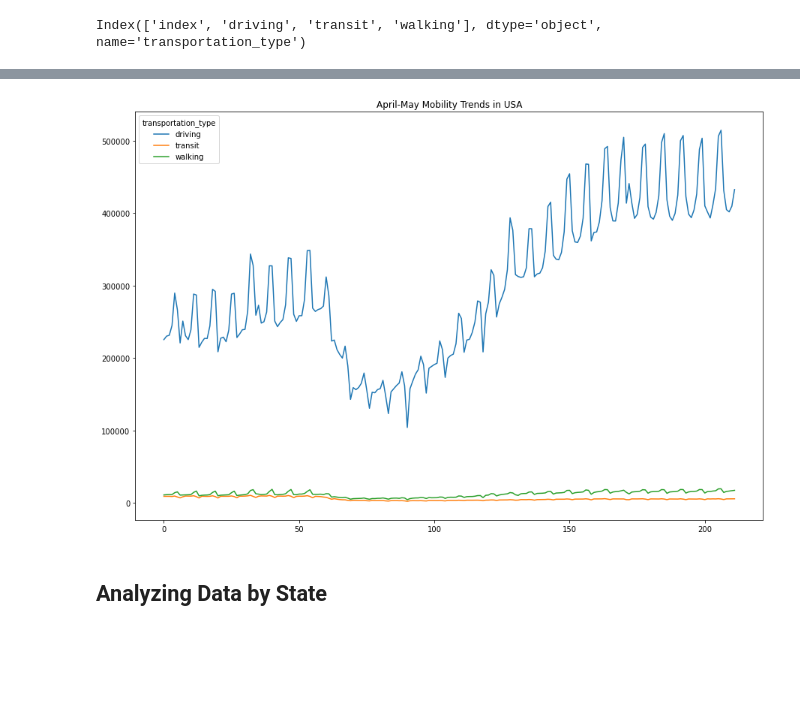
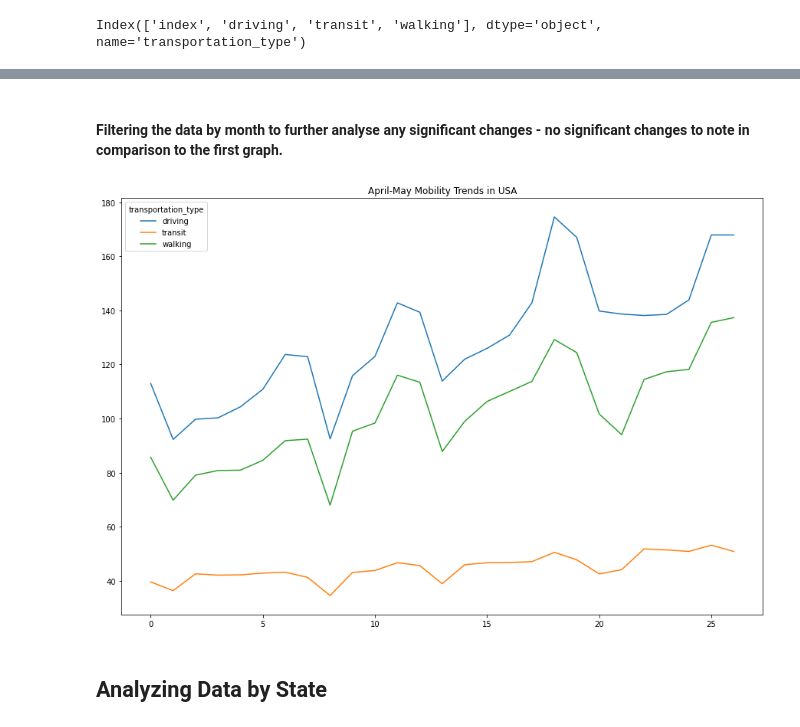
Before and after one commit to LisaHarrison08/Project_G4, a Jupyter notebook: Apple Mobility/Apple_Mobility.ipynb, the cells around one changed output, grey strips where cells are left out. Drawn from its saved outputs; the diff is of its cells as text; code cells hidden in the pictures; blank space fills up the shorter version.

```diff
--- a/Apple Mobility/Apple_Mobility.ipynb
+++ b/Apple Mobility/Apple_Mobility.ipynb
@@ -138,7 +138,7 @@ df_us
 ### Grouping and Plotting Time series Data
 # %%
 # Group the data by transportation type
-df_transport_type = df_us.groupby(['transportation_type']).sum()
+df_transport_type = df_us.groupby(['transportation_type']).mean()
 df_transport_type
 # %% [output]
 |  | 2020-01-13 | 2020-01-14 | 2020-01-15 | 2020-01-16 | 2020-01-17 | 2020-01-18 | 2020-01-19 | ... |
@@ -179,10 +186,11 @@ transport.columns
 Index(['index', 'driving', 'transit', 'walking'], dtype='object', name='transportation_type')
 # %%
 # Filtering US Transportation Type data by specified date range
-start_date = "2020-04-15"
-end_date = "2020-05-15"
+start_date = "2020-05-01"
+end_date = "2020-05-30"
 mask = (transport['index'] > start_date) & (transport['index'] <= end_date)
 apr_may_df = transport.loc[mask]
-apr_may_df.head()
+apr_may_df = apr_may_df.reset_index(drop = True)
+apr_may_df
 # %% [output]
 | transportation_type | index | driving | transit | walking |
@@ -194,10 +213,12 @@ apr_may_df.head()
+# %% [markdown]
+#### Filtering the data by month to further analyse any significant changes - no significant changes to note in comparison to the first graph.
 # %%
 # Plot April - May mobility data for the US
-transport.plot.line(figsize=(15, 10))
+apr_may_df.plot.line(figsize=(15, 10))
 plt.title('April-May Mobility Trends in USA')
 plt.savefig('April-May Mobility Trends in USA.png')
 # %% [output]
-[figure, old version]
+[figure, new version]
 # %% [markdown]
 ## Analyzing Data by State
 # %%
```
Also changed, not shown: parts of 16 cells of this notebook, 5 other files.
